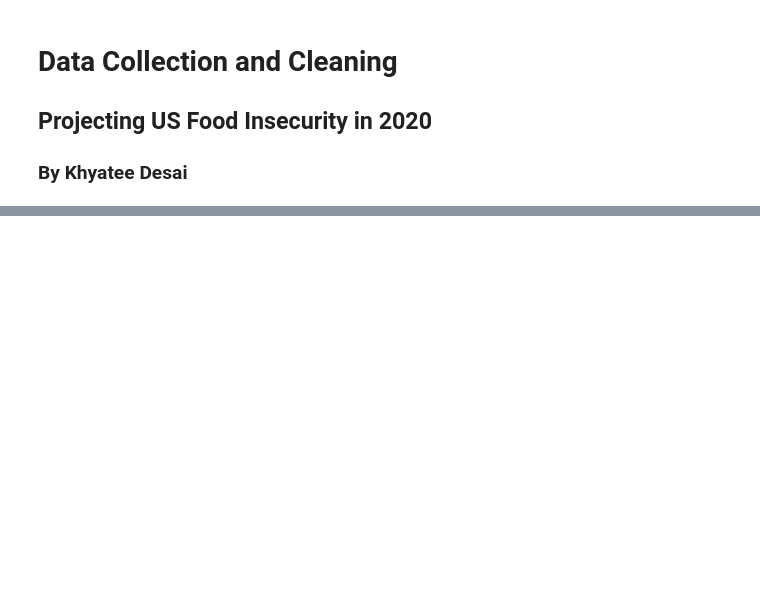
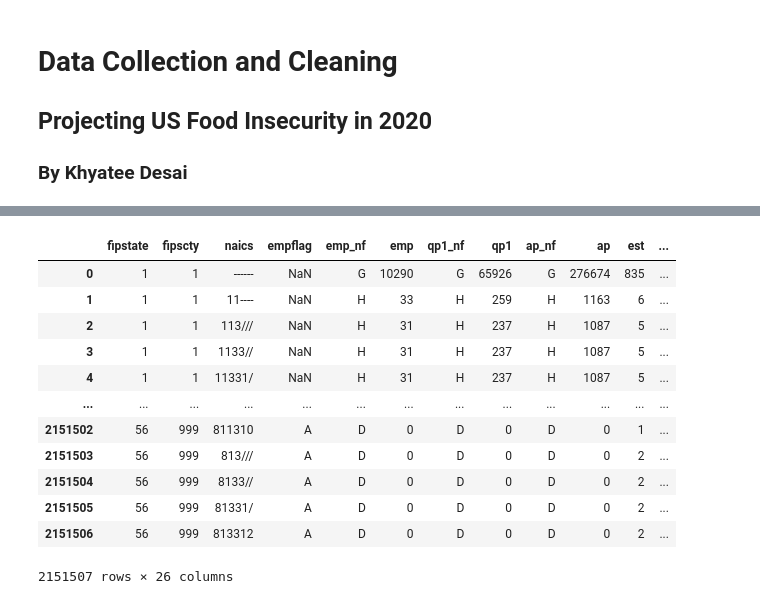
Before and after one commit to khyateed/projecting-food-insecurity, a Jupyter notebook: notebooks/cleaning.ipynb, the cells around one changed output, grey strips where cells are left out. Drawn from its saved outputs; the diff is of its cells as text; code cells hidden in the pictures; blank space fills up the shorter version.

```diff
--- a/notebooks/cleaning.ipynb
+++ b/notebooks/cleaning.ipynb
@@ -139,0 +318,26 @@ df_household_20
+# %%
+df_business_09 = pd.read_csv('../datasets/businesses/bus_09.txt')
+df_business_10 = pd.read_csv('../datasets/businesses/bus_10.txt')
+df_business_11 = pd.read_csv('../datasets/businesses/bus_11.txt')
+df_business_12 = pd.read_csv('../datasets/businesses/bus_12.txt')
+df_business_13 = pd.read_csv('../datasets/businesses/bus_13.txt')
+df_business_14 = pd.read_csv('../datasets/businesses/bus_14.txt')
+df_business_15 = pd.read_csv('../datasets/businesses/bus_15.txt')
+df_business_16 = pd.read_csv('../datasets/businesses/bus_16.txt')
+df_business_17 = pd.read_csv('../datasets/businesses/bus_17.txt')
+df_business_18 = pd.read_csv('../datasets/businesses/bus_18.txt')
+df_business_11
+# %% [output]
+|  | fipstate | fipscty | naics | empflag | emp_nf | emp | qp1_nf | qp1 | ap_nf | ap | est | ... |
+| 0 | 1 | 1 | ------ | NaN | G | 10290 | G | 65926 | G | 276674 | 835 | ... |
+| 1 | 1 | 1 | 11---- | NaN | H | 33 | H | 259 | H | 1163 | 6 | ... |
+| 2 | 1 | 1 | 113/// | NaN | H | 31 | H | 237 | H | 1087 | 5 | ... |
+| 3 | 1 | 1 | 1133// | NaN | H | 31 | H | 237 | H | 1087 | 5 | ... |
+| 4 | 1 | 1 | 11331/ | NaN | H | 31 | H | 237 | H | 1087 | 5 | ... |
+| ... | ... | ... | ... | ... | ... | ... | ... | ... | ... | ... | ... | ... |
+| 2151502 | 56 | 999 | 811310 | A | D | 0 | D | 0 | D | 0 | 1 | ... |
+| 2151503 | 56 | 999 | 813/// | A | D | 0 | D | 0 | D | 0 | 2 | ... |
+| 2151504 | 56 | 999 | 8133// | A | D | 0 | D | 0 | D | 0 | 2 | ... |
+| 2151505 | 56 | 999 | 81331/ | A | D | 0 | D | 0 | D | 0 | 2 | ... |
+| 2151506 | 56 | 999 | 813312 | A | D | 0 | D | 0 | D | 0 | 2 | ... |
+2151507 rows × 26 columns
```
Also changed, not shown: parts of 49 cells of this notebook.
